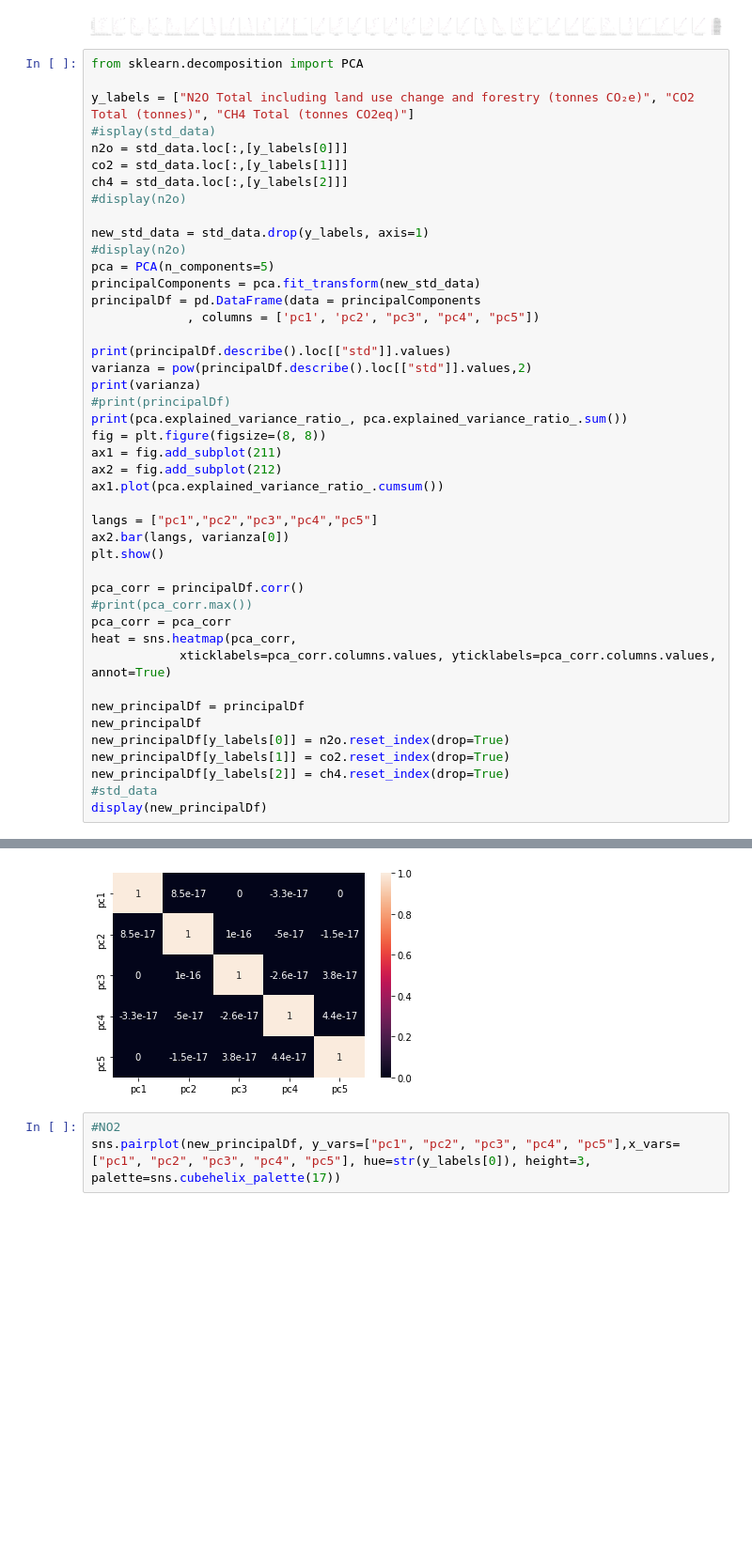
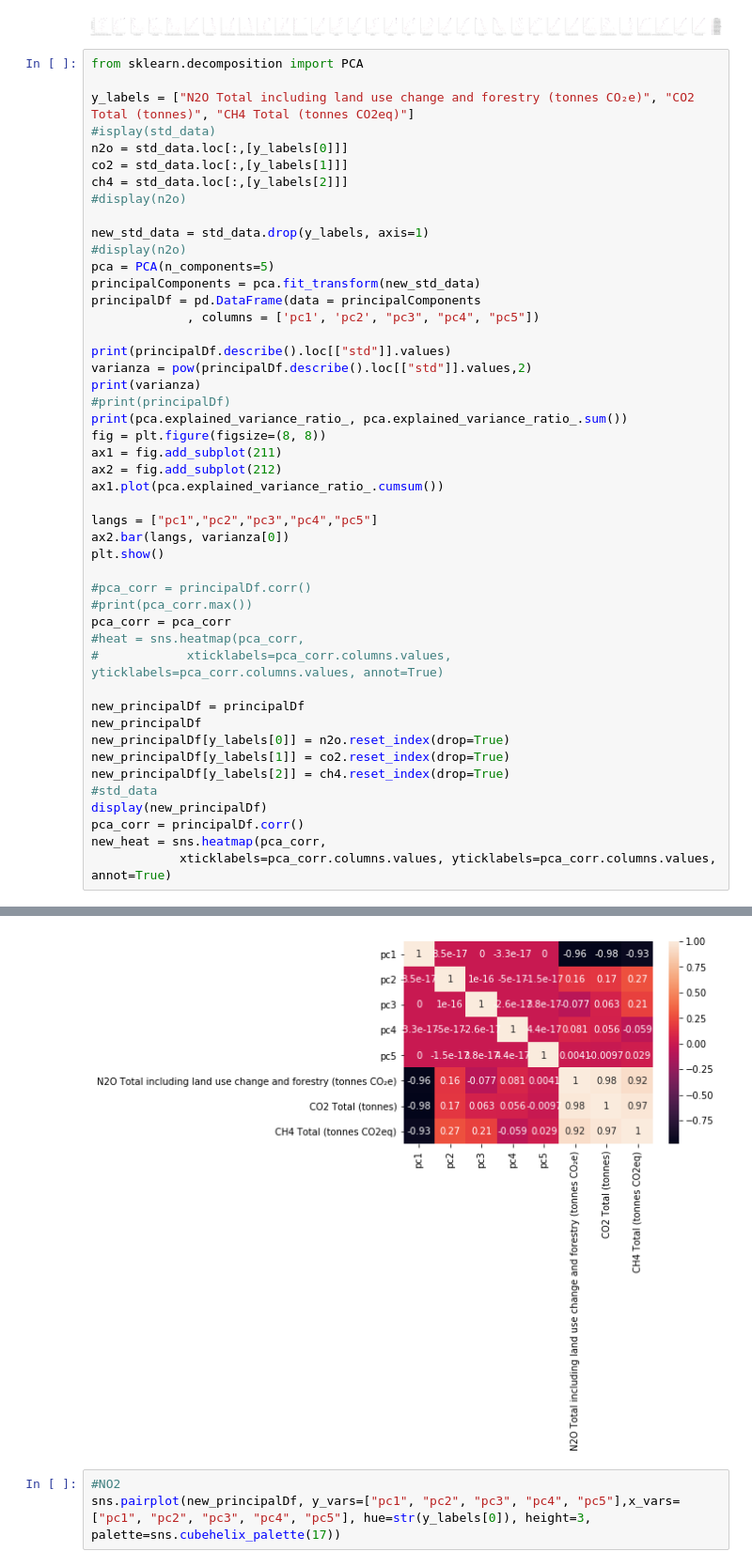
Before and after one commit to k1ltr0h/Proyecto_DataMining, a Jupyter notebook: Proyecto.ipynb, the cells around one changed output, grey strips where cells are left out. Shown at 94% size. Saved outputs shown, nothing was run; the diff lists cells and outputs as text; blank space fills up the shorter version.

```diff
--- a/Proyecto.ipynb
+++ b/Proyecto.ipynb
@@ -197,43 +197,46 @@ langs = ["pc1","pc2","pc3","pc4","pc5"]
 ax2.bar(langs, varianza[0])
 plt.show()
 
-pca_corr = principalDf.corr()
+#pca_corr = principalDf.corr()
 #print(pca_corr.max())
 pca_corr = pca_corr
-heat = sns.heatmap(pca_corr,
-            xticklabels=pca_corr.columns.values, yticklabels=pca_corr.columns.values, annot=True)
+#heat = sns.heatmap(pca_corr,
+#            xticklabels=pca_corr.columns.values, yticklabels=pca_corr.columns.values, annot=True)
 
 new_principalDf = principalDf
 new_principalDf
 new_principalDf[y_labels[0]] = n2o.reset_index(drop=True)
 new_principalDf[y_labels[1]] = co2.reset_index(drop=True)
 new_principalDf[y_labels[2]] = ch4.reset_index(drop=True)
 #std_data
 display(new_principalDf)
+pca_corr = principalDf.corr()
+new_heat = sns.heatmap(pca_corr,
+            xticklabels=pca_corr.columns.values, yticklabels=pca_corr.columns.values, annot=True)
 # %% [output]
 [[4.8465172  2.15895075 1.28777556 1.03438509 0.84209315]]
 [[23.48872899  4.66106833  1.65836588  1.06995251  0.70912087]]
 [0.71313029 0.14151251 0.05034887 0.03248433 0.02152929] 0.959005285328359
 [figure]
 |  | pc1 | pc2 | pc3 | pc4 | pc5 | N2O Total including land use chan... | CO2 Total (tonnes) | ... |
 | 0 | 8.339393 | 2.282811 | -1.219634 | 2.385800 | 0.515365 | -1.166890 | -1.421677 | ... |
 | 1 | 7.835072 | 2.707694 | 0.518885 | 0.549489 | 0.202012 | -1.423789 | -1.435196 | ... |
 | 2 | 7.015974 | 2.090167 | 1.750441 | -1.484723 | -0.865770 | -1.568363 | -1.279164 | ... |
 | 3 | 4.982129 | -0.158612 | 0.676012 | -1.900666 | 0.298929 | -1.266012 | -1.135259 | ... |
 | 4 | 3.114370 | -2.422282 | -1.810491 | -0.918651 | 0.896632 | -0.758211 | -1.046779 | ... |
 | 5 | 1.999369 | -2.709334 | -1.427783 | -1.184167 | 0.454030 | -0.632644 | -0.705828 | ... |
 | 6 | 0.647676 | -2.518110 | -1.116912 | 0.305338 | -0.582214 | -0.122273 | -0.377716 | ... |
 | 7 | -0.107914 | -1.784670 | -0.615418 | 0.436260 | -1.009124 | -0.161260 | -0.112589 | ... |
 | 8 | -0.871915 | -2.126235 | 0.084861 | 0.921820 | -0.861990 | 0.066117 | 0.143750 | ... |
 | 9 | -1.554032 | -1.683641 | 1.032734 | 0.434004 | -1.074286 | 0.445935 | 0.291132 | ... |
 | 10 | -2.326829 | -1.133416 | 2.227498 | 0.538390 | -0.623767 | 0.246718 | 0.538449 | ... |
 | 11 | -3.063014 | -0.947614 | 0.583634 | 0.849487 | 0.821591 | 0.172561 | 0.450857 | ... |
 | 12 | -4.175396 | -0.558396 | 0.802091 | 0.403914 | 1.288323 | 0.611269 | 0.834276 | ... |
 | 13 | -4.282396 | 0.655944 | 1.387090 | -0.046319 | 1.116430 | 1.222514 | 1.154899 | ... |
 | 14 | -5.436532 | 1.764924 | 0.018332 | -0.362579 | 0.911841 | 1.433728 | 1.294485 | ... |
 | 15 | -5.974122 | 3.024962 | -0.674424 | -0.496909 | -0.627216 | 1.217724 | 1.366175 | ... |
 | 16 | -6.141834 | 3.515806 | -2.216917 | -0.430486 | -0.860786 | 1.682876 | 1.440185 | ... |
-[figure, old version]
+[figure, new version]
 # %%
 #NO2
 sns.pairplot(new_principalDf, y_vars=["pc1", "pc2", "pc3", "pc4", "pc5"],x_vars=["pc1", "pc2", "pc3", "pc4", "pc5"], hue=str(y_labels[0]), height=3, palette=sns.cubehelix_palette(17))
```
Also changed, not shown: 1 other file.
